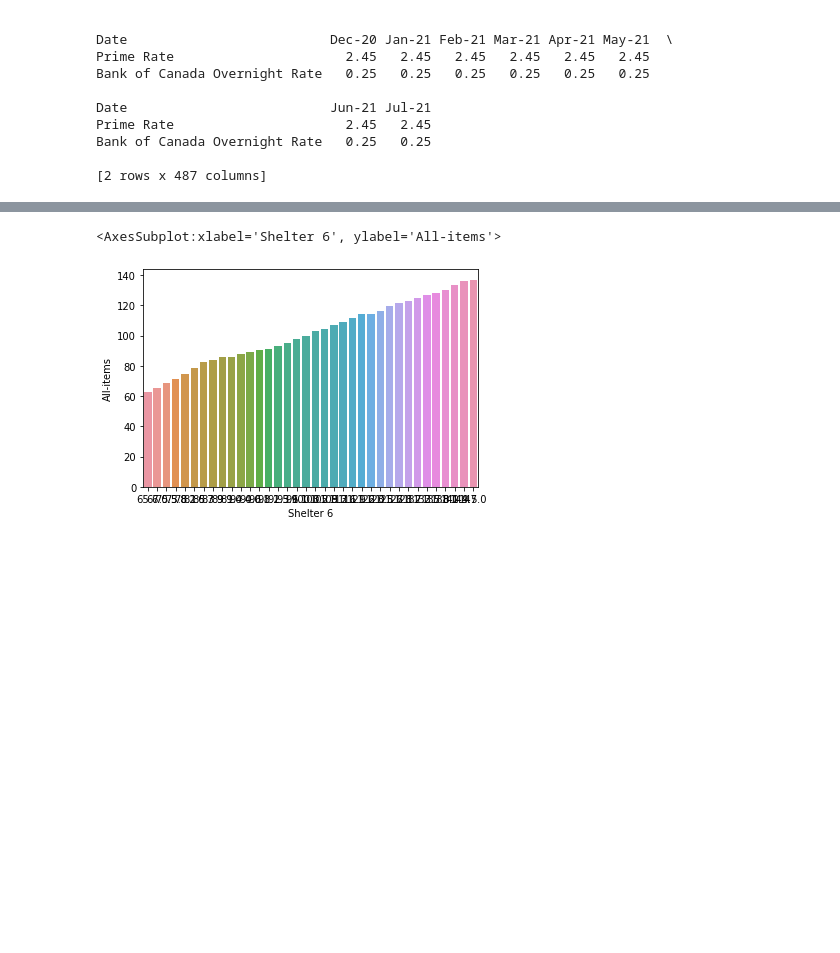
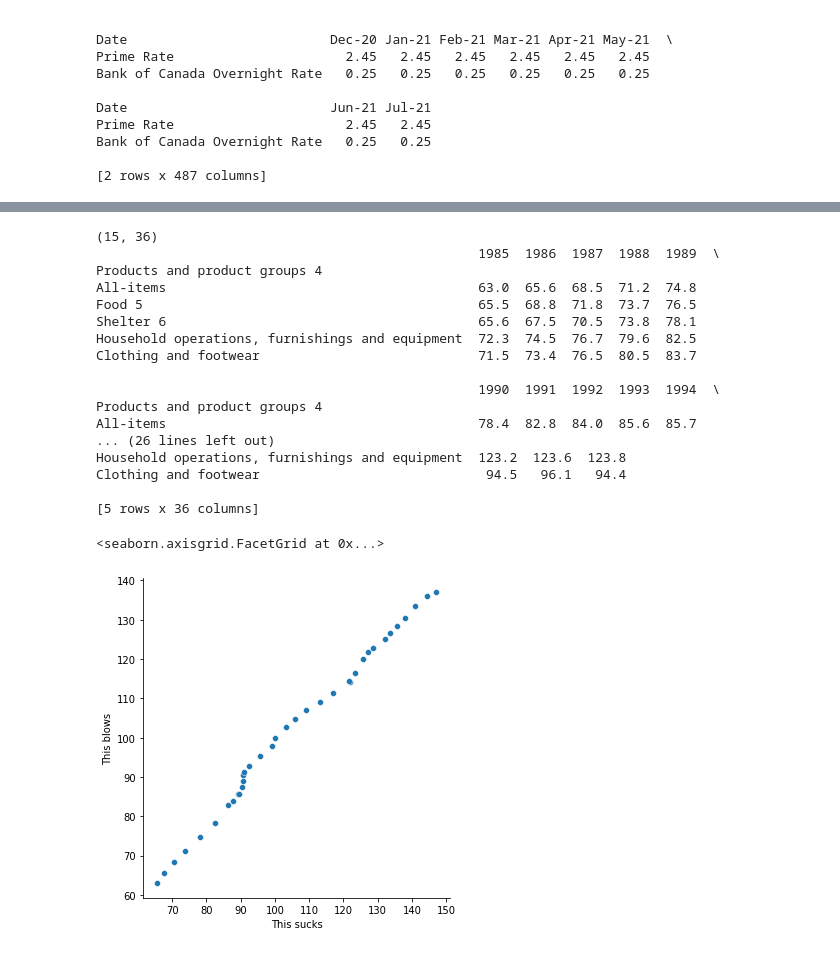
Before and after one commit to data301-2021-summer2/group-11-project, a Jupyter notebook: data/DataProcessingFunctions.ipynb, the cells around one changed output, grey strips where cells are left out. Saved outputs shown, nothing was run; the diff lists cells and outputs as text; code cells hidden in the pictures; blank space fills up the shorter version.

```diff
--- a/data/DataProcessingFunctions.ipynb
+++ b/data/DataProcessingFunctions.ipynb
@@ -50,3 +50,4 @@ def loadAll():
     dataFrames = [StatCanCPI, StatCanBCHPI, CanadaPIR, WorldBankData]
     return dataFrames
 ourData = loadAll()
+masterDF = ourData[0].append(ourData[3]).sort_index(axis=1).convert_dtypes(int)
@@ -102,11 +115,30 @@ AttributeError: 'list' object has no attribute 'shape'
 # %%
 MasterDataDF = []
 # %%
-#Copyright Wesley Burchnall FUck you Andy
-ourData[0]
-sns.barplot(x='Shelter 6', y='All-items', data=ourData[0].transpose())
+#Copyright Wesley Burchnall
+print(ourData[0].shape)
+print(ourData[0].head())
+ax = sns.relplot(x='Shelter 6', y='All-items', data=ourData[0].transpose())
+ax.set(xlabel="This sucks", ylabel="This blows")
 # %% [output]
-<AxesSubplot:xlabel='Shelter 6', ylabel='All-items'>
+(15, 36)
+                                                 1985  1986  1987  1988  1989  \
+Products and product groups 4
+All-items                                        63.0  65.6  68.5  71.2  74.8
+Food 5                                           65.5  68.8  71.8  73.7  76.5
+Shelter 6                                        65.6  67.5  70.5  73.8  78.1
+Household operations, furnishings and equipment  72.3  74.5  76.7  79.6  82.5
+Clothing and footwear                            71.5  73.4  76.5  80.5  83.7
+
+                                                 1990  1991  1992  1993  1994  \
+Products and product groups 4
+All-items                                        78.4  82.8  84.0  85.6  85.7
+... (26 lines left out)
+Household operations, furnishings and equipment  123.2  123.6  123.8
+Clothing and footwear                             94.5   96.1   94.4
+
+[5 rows x 36 columns]
+<seaborn.axisgrid.FacetGrid at 0x...>
-[figure, old version]
+[figure, new version]
 # %%
 #print(ourData[0].transpose())
```
Also changed, not shown: parts of 3 cells of this notebook.
